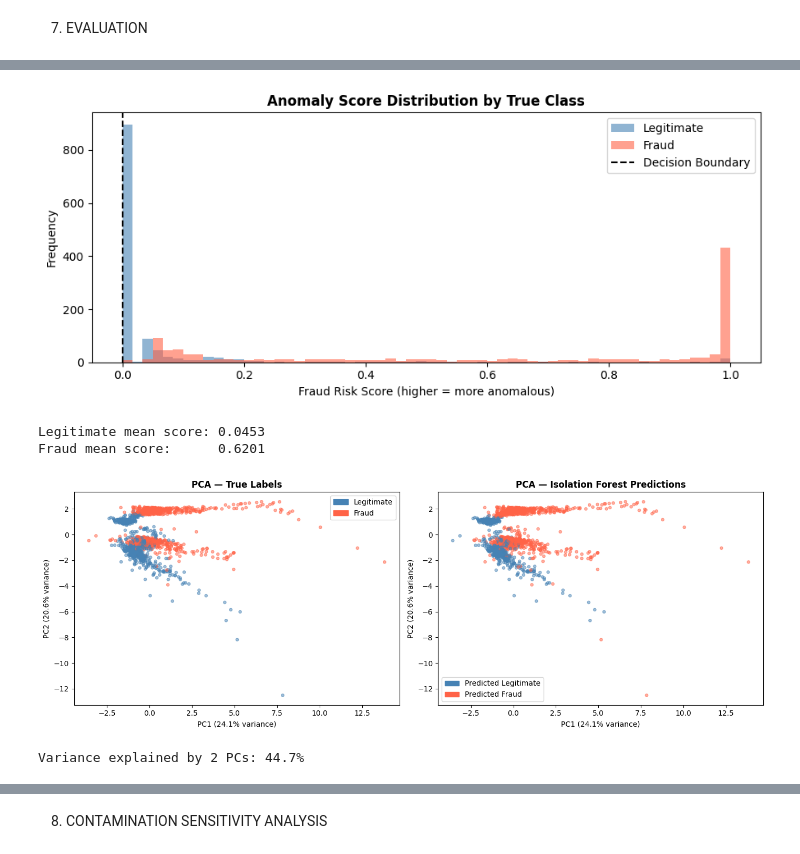
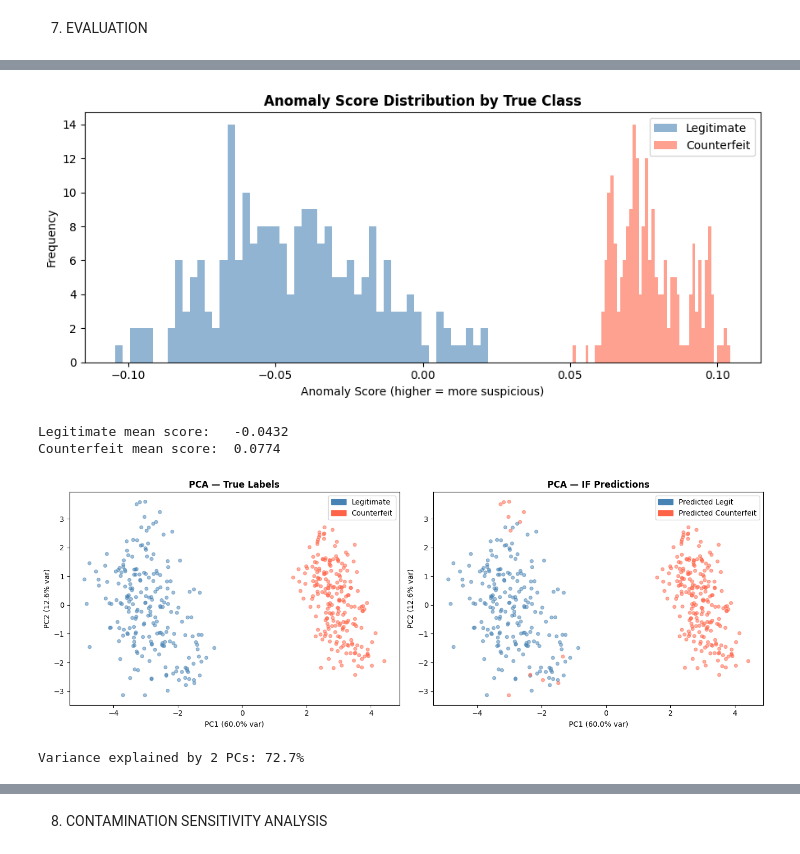
Before and after one commit to Amanda1005/FraudRadar-AU, a Jupyter notebook: notebooks/03_Isolation_forest.ipynb, the cells around one changed output, grey strips where cells are left out. Drawn from its saved outputs; the diff is of its cells as text; code cells hidden in the pictures.

```diff
--- a/notebooks/03_Isolation_forest.ipynb
+++ b/notebooks/03_Isolation_forest.ipynb
@@ -8,6 +8,6 @@ Drive already mounted at /content/drive; to attempt to forcibly remount, call dr
 # %%
 import pandas as pd
-path = '/content/drive/MyDrive/36121/Assignment 2/kaggle_balanced.csv'
+path = '/content/drive/MyDrive/36121/Assignment 2/counterfeit_balanced.csv'
 df = pd.read_csv(path)
 # %% [markdown]
 2. IMPORT LIBRARIES
@@ -512,56 +486,54 @@ plt.show()
 # %%
-# 7.4 Anomaly Score Distribution
+# 7.3 Anomaly Score Distribution
 plt.figure(figsize=(9, 4))
 
-legit_scores = fraud_risk_score[y_test == 0]
-fraud_scores = fraud_risk_score[y_test == 1]
+legit_s       = scores_test[y_test == 0]
+counterfeit_s = scores_test[y_test == 1]
 
-plt.hist(legit_scores, bins=60, alpha=0.6, color='steelblue', label='Legitimate')
-plt.hist(fraud_scores, bins=60, alpha=0.6, color='tomato', label='Fraud')
-plt.axvline(0, color='black', linestyle='--', lw=1.5, label='Decision Boundary')
-plt.xlabel('Fraud Risk Score (higher = more anomalous)')
+plt.hist(legit_s, bins=50, alpha=0.6, color='steelblue', label='Legitimate')
+plt.hist(counterfeit_s, bins=50, alpha=0.6, color='tomato', label='Counterfeit')
+plt.xlabel('Anomaly Score (higher = more suspicious)')
 plt.ylabel('Frequency')
 plt.title('Anomaly Score Distribution by True Class', fontweight='bold')
 plt.legend()
 plt.tight_layout()
 plt.show()
 
-print(f'Legitimate mean score: {legit_scores.mean():.4f}')
-print(f'Fraud mean score:      {fraud_scores.mean():.4f}')
+print(f'Legitimate mean score:   {legit_s.mean():.4f}')
+print(f'Counterfeit mean score:  {counterfeit_s.mean():.4f}')
 # %% [output]
-[figure, old version]
+[figure, new version]
-Legitimate mean score: 0.0453
-Fraud mean score:      0.6201
+Legitimate mean score:   -0.0432
+Counterfeit mean score:  0.0774
 # %%
-# 7.5 PCA Visualisation
-pca = PCA(n_components=2, random_state=RANDOM_STATE)
+# 7.4 PCA Visualisation
+pca        = PCA(n_components=2, random_state=RANDOM_STATE)
 X_test_pca = pca.fit_transform(X_test_scaled)
-
-sample_idx = np.random.choice(len(X_test_pca), size=min(1500, len(X_test_pca)), replace=False)
 
 fig, axes = plt.subplots(1, 2, figsize=(14, 5))
 
-colors_true = ['steelblue' if label == 0 else 'tomato' for label in y_test[sample_idx]]
-axes[0].scatter(X_test_pca[sample_idx, 0], X_test_pca[sample_idx, 1], c=colors_true, alpha=0.5, s=15)
+colors_true = ['steelblue' if l == 0 else 'tomato' for l in y_test]
+axes[0].scatter(X_test_pca[:, 0], X_test_pca[:, 1],
+                c=colors_true, alpha=0.5, s=20)
 axes[0].set_title('PCA — True Labels', fontweight='bold')
-axes[0].set_xlabel(f'PC1 ({pca.explained_variance_ratio_[0]*100:.1f}% variance)')
-axes[0].set_ylabel(f'PC2 ({pca.explained_variance_ratio_[1]*100:.1f}% variance)')
+axes[0].set_xlabel(f'PC1 ({pca.explained_variance_ratio_[0]*100:.1f}% var)')
+axes[0].set_ylabel(f'PC2 ({pca.explained_variance_ratio_[1]*100:.1f}% var)')
 axes[0].legend(handles=[mpatches.Patch(color='steelblue', label='Legitimate'),
-                         mpatches.Patch(color='tomato', label='Fraud')])
+                         mpatches.Patch(color='tomato', label='Counterfeit')])
 
-colors_pred = ['steelblue' if label == 0 else 'tomato' for label in y_pred[sample_idx]]
-axes[1].scatter(X_test_pca[sample_idx, 0], X_test_pca[sample_idx, 1], c=colors_pred, alpha=0.5, s=15)
-axes[1].set_title('PCA — Isolation Forest Predictions', fontweight='bold')
-axes[1].set_xlabel(f'PC1 ({pca.explained_variance_ratio_[0]*100:.1f}% variance)')
-axes[1].set_ylabel(f'PC2 ({pca.explained_variance_ratio_[1]*100:.1f}% variance)')
-axes[1].legend(handles=[mpatches.Patch(color='steelblue', label='Predicted Legitimate'),
-                         mpatches.Patch(color='tomato', label='Predicted Fraud')])
+colors_pred = ['steelblue' if l == 0 else 'tomato' for l in y_pred_if]
+axes[1].scatter(X_test_pca[:, 0], X_test_pca[:, 1],
+                c=colors_pred, alpha=0.5, s=20)
+axes[1].set_title('PCA — IF Predictions', fontweight='bold')
+axes[1].set_xlabel(f'PC1 ({pca.explained_variance_ratio_[0]*100:.1f}% var)')
+axes[1].set_ylabel(f'PC2 ({pca.explained_variance_ratio_[1]*100:.1f}% var)')
+axes[1].legend(handles=[mpatches.Patch(color='steelblue', label='Predicted Legit'),
+                         mpatches.Patch(color='tomato', label='Predicted Counterfeit')])
 
 plt.tight_layout()
 plt.show()
-
 print(f'Variance explained by 2 PCs: {sum(pca.explained_variance_ratio_)*100:.1f}%')
 # %% [output]
-[figure, old version]
+[figure, new version]
-Variance explained by 2 PCs: 44.7%
+Variance explained by 2 PCs: 72.7%
 # %%
```
Also changed, not shown: parts of 42 cells of this notebook.
